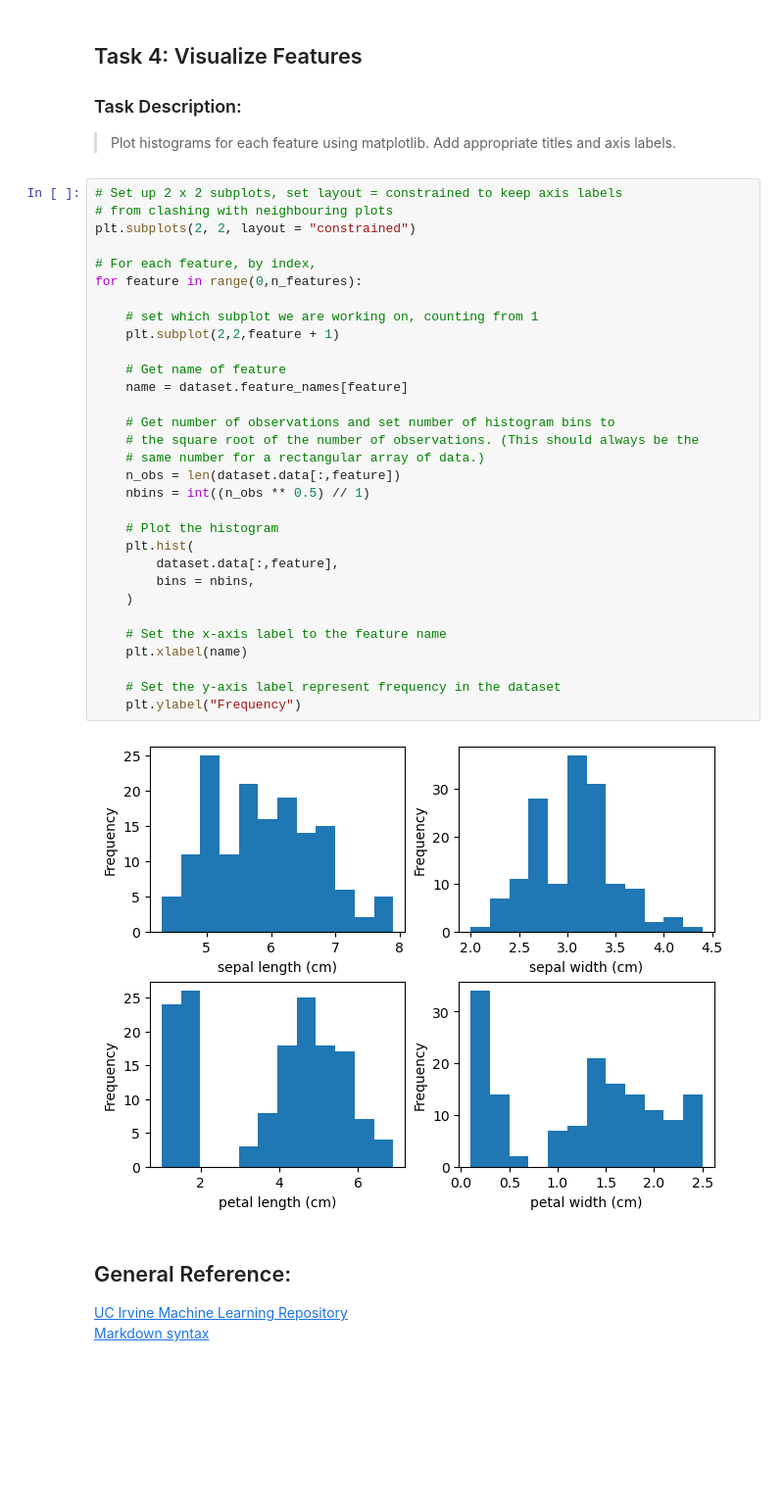
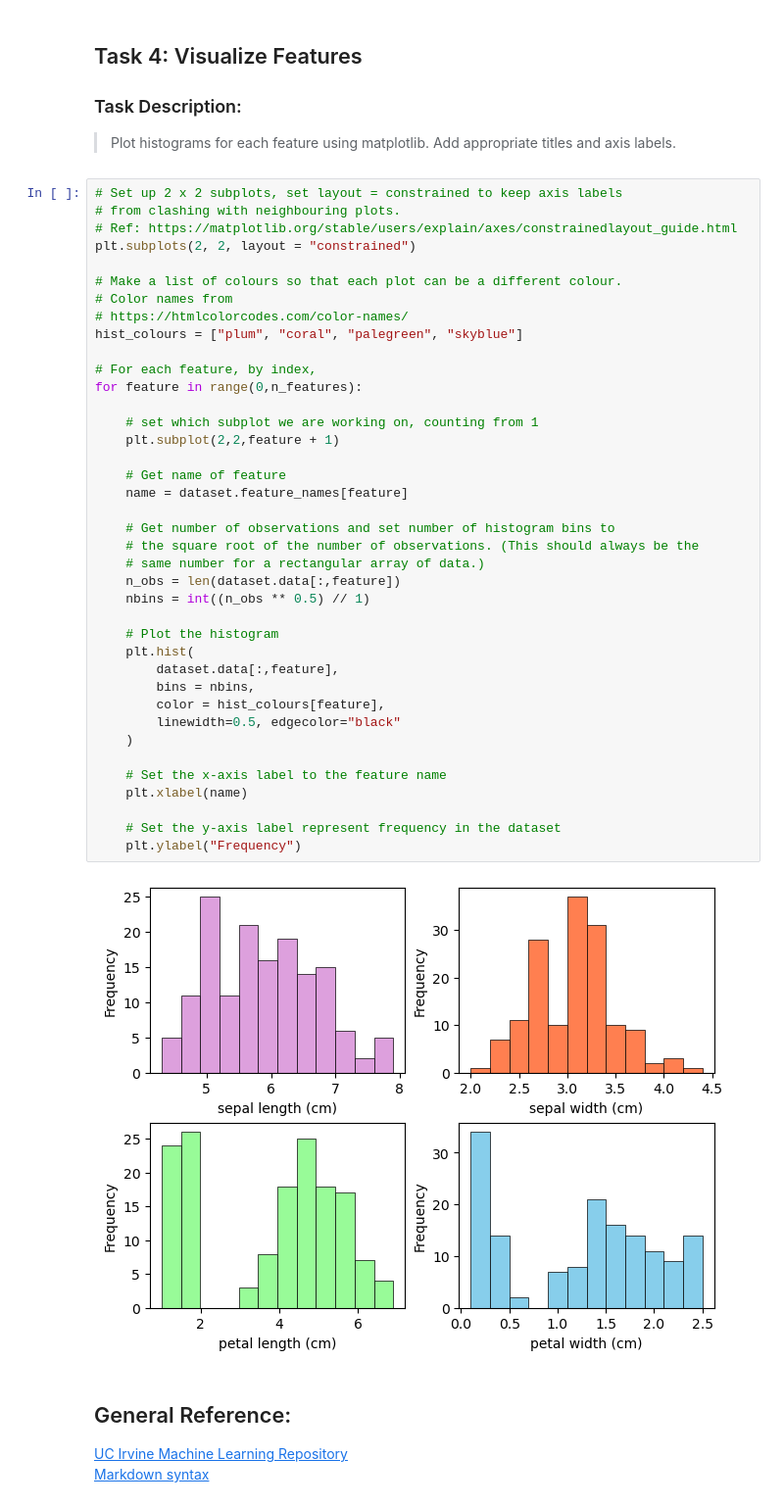
Before and after one commit to SuColl/principles_of_data_analytics, a Jupyter notebook: tasks.ipynb, the cells around one changed output. Shown: that part at 98% size. Cells and saved outputs as stored; diff of their text form; blank space fills up the shorter version.

Commit message:
(task04) Add colour to histograms

```diff
--- a/tasks.ipynb
+++ b/tasks.ipynb
@@ -211,37 +211,45 @@ petal width (cm)        1.20    0.1     2.5     0.76    1.3
 >Add appropriate titles and axis labels.
 # %%
 # Set up 2 x 2 subplots, set layout = constrained to keep axis labels
-# from clashing with neighbouring plots
+# from clashing with neighbouring plots.
+# Ref: https://matplotlib.org/stable/users/explain/axes/constrainedlayout_guide.html
 plt.subplots(2, 2, layout = "constrained")
+
+# Make a list of colours so that each plot can be a different colour.
+# Color names from
+# https://htmlcolorcodes.com/color-names/
+hist_colours = ["plum", "coral", "palegreen", "skyblue"]
 
 # For each feature, by index,
 for feature in range(0,n_features):
 
     # set which subplot we are working on, counting from 1
     plt.subplot(2,2,feature + 1)
 
     # Get name of feature
     name = dataset.feature_names[feature]
 
     # Get number of observations and set number of histogram bins to
     # the square root of the number of observations. (This should always be the
     # same number for a rectangular array of data.)
     n_obs = len(dataset.data[:,feature])
     nbins = int((n_obs ** 0.5) // 1)
 
     # Plot the histogram
     plt.hist(
         dataset.data[:,feature],
         bins = nbins,
+        color = hist_colours[feature],
+        linewidth=0.5, edgecolor="black"
     )
 
     # Set the x-axis label to the feature name
     plt.xlabel(name)
 
     # Set the y-axis label represent frequency in the dataset
     plt.ylabel("Frequency")
 # %% [output]
-[figure, old version]
+[figure, new version]
 # %% [markdown]
 ## General Reference:
 [UC Irvine Machine Learning Repository](https://archive.ics.uci.edu/datasets)
```
